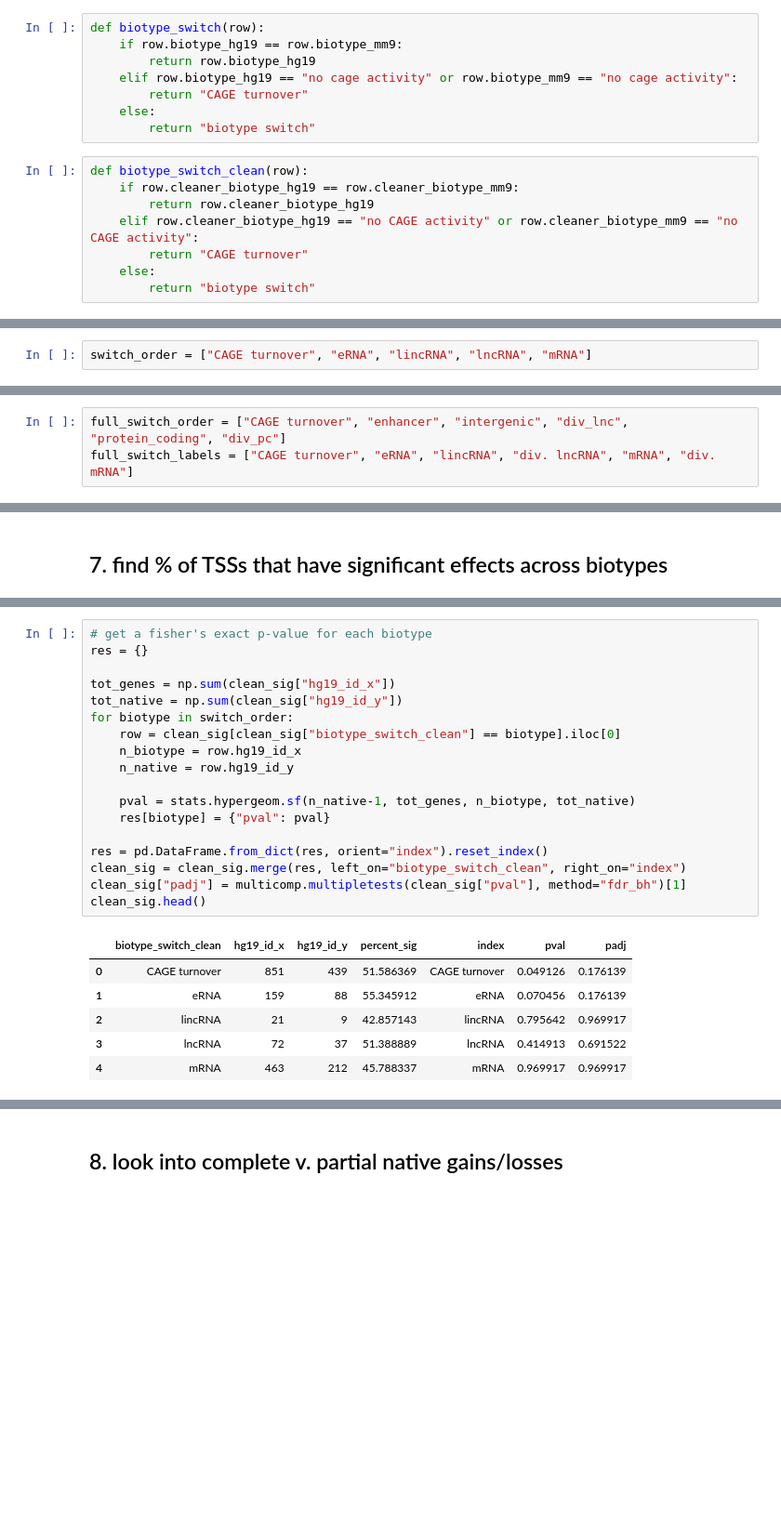
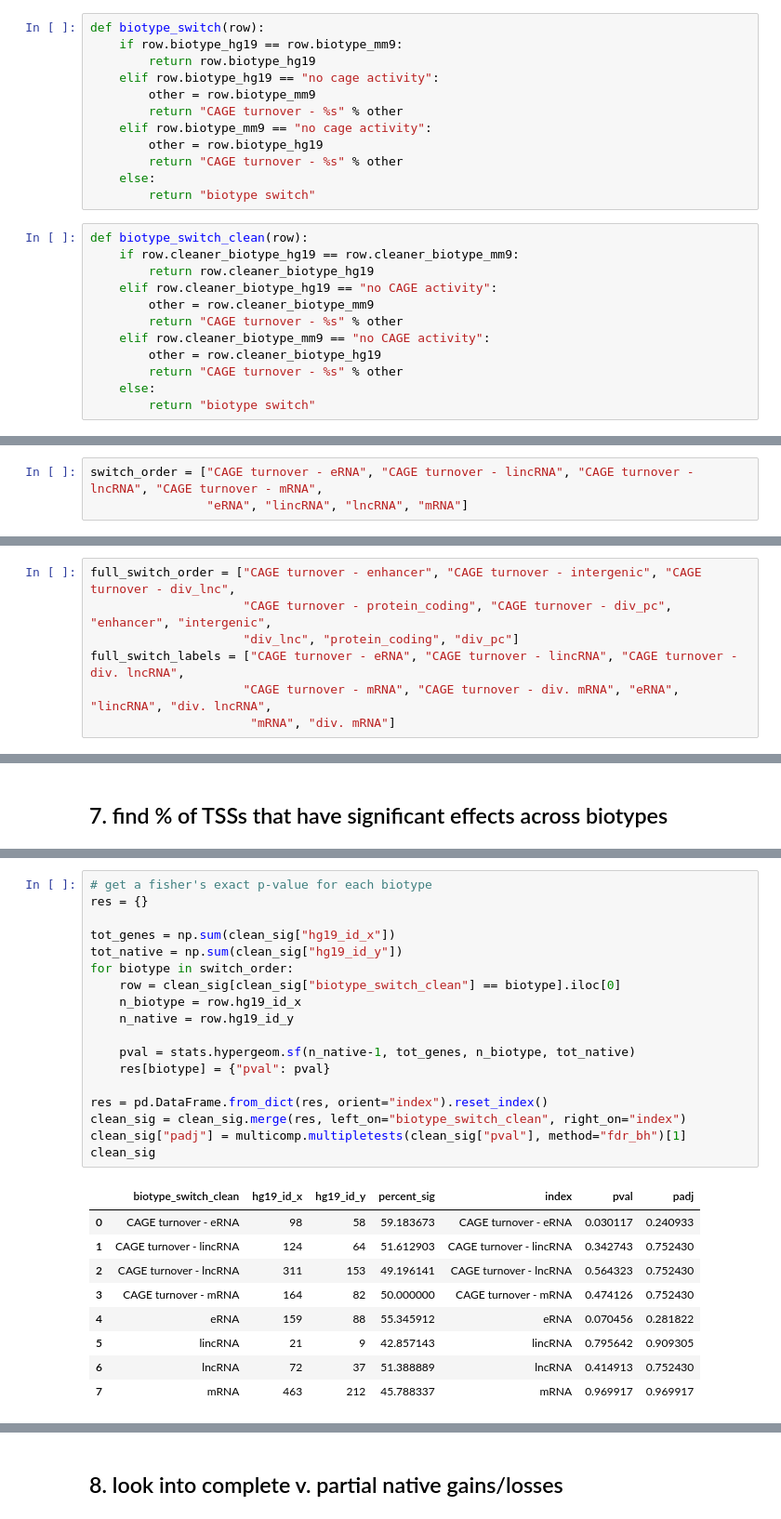
Before and after one commit to wod31/2019__lncRNA_evolution_mpra, a Jupyter notebook: analysis/02__mpra/06__native_effects/06__native_effects.ipynb, the cells around one changed output, grey strips where cells are left out. Shown at 93% size. Saved outputs shown, nothing was run; the diff lists cells and outputs as text; blank space fills up the shorter version.

Commit message:
adding volcano plots, CAGE turnover biotypes, and comparison to CAGE effects in 06__native_effects

```diff
--- a/analysis/02__mpra/06__native_effects/06__native_effects.ipynb
+++ b/analysis/02__mpra/06__native_effects/06__native_effects.ipynb
@@ -75,16 +75,24 @@ def native_status_detail(row):
 def biotype_switch(row):
     if row.biotype_hg19 == row.biotype_mm9:
         return row.biotype_hg19
-    elif row.biotype_hg19 == "no cage activity" or row.biotype_mm9 == "no cage activity":
-        return "CAGE turnover"
+    elif row.biotype_hg19 == "no cage activity":
+        other = row.biotype_mm9
+        return "CAGE turnover - %s" % other
+    elif row.biotype_mm9 == "no cage activity":
+        other = row.biotype_hg19
+        return "CAGE turnover - %s" % other
     else:
         return "biotype switch"
 # %%
 def biotype_switch_clean(row):
     if row.cleaner_biotype_hg19 == row.cleaner_biotype_mm9:
         return row.cleaner_biotype_hg19
-    elif row.cleaner_biotype_hg19 == "no CAGE activity" or row.cleaner_biotype_mm9 == "no CAGE activity":
-        return "CAGE turnover"
+    elif row.cleaner_biotype_hg19 == "no CAGE activity":
+        other = row.cleaner_biotype_mm9
+        return "CAGE turnover - %s" % other
+    elif row.cleaner_biotype_mm9 == "no CAGE activity":
+        other = row.cleaner_biotype_hg19
+        return "CAGE turnover - %s" % other
     else:
         return "biotype switch"
 # %%
@@ -591,5 +630,6 @@ fig.savefig("native_biotype_mm9_effectsize_boxplot.pdf", dpi="figure", bbox_inch
 # %% [output]
 [drawing not drawn]
 # %%
-switch_order = ["CAGE turnover", "eRNA", "lincRNA", "lncRNA", "mRNA"]
+switch_order = ["CAGE turnover - eRNA", "CAGE turnover - lincRNA", "CAGE turnover - lncRNA", "CAGE turnover - mRNA",
+                "eRNA", "lincRNA", "lncRNA", "mRNA"]
 # %%
@@ -643,8 +683,12 @@ fig.savefig("native_clean_biotype_switch_effectsize_boxplot.pdf", dpi="figure",
 0.814691254307
 [drawing not drawn]
 # %%
-full_switch_order = ["CAGE turnover", "enhancer", "intergenic", "div_lnc", "protein_coding", "div_pc"]
-full_switch_labels = ["CAGE turnover", "eRNA", "lincRNA", "div. lncRNA", "mRNA", "div. mRNA"]
+full_switch_order = ["CAGE turnover - enhancer", "CAGE turnover - intergenic", "CAGE turnover - div_lnc",
+                     "CAGE turnover - protein_coding", "CAGE turnover - div_pc", "enhancer", "intergenic",
+                     "div_lnc", "protein_coding", "div_pc"]
+full_switch_labels = ["CAGE turnover - eRNA", "CAGE turnover - lincRNA", "CAGE turnover - div. lncRNA",
+                     "CAGE turnover - mRNA", "CAGE turnover - div. mRNA", "eRNA", "lincRNA", "div. lncRNA",
+                      "mRNA", "div. mRNA"]
 # %%
 fig = plt.figure(figsize=(3, 1.5))
 ax = sns.boxplot(data=data_filt, x="biotype_switch", y="abs_logFC_native",
@@ -783,26 +827,29 @@ clean_sig.head()
 # %%
 # get a fisher's exact p-value for each biotype
 res = {}
 
 tot_genes = np.sum(clean_sig["hg19_id_x"])
 tot_native = np.sum(clean_sig["hg19_id_y"])
 for biotype in switch_order:
     row = clean_sig[clean_sig["biotype_switch_clean"] == biotype].iloc[0]
     n_biotype = row.hg19_id_x
     n_native = row.hg19_id_y
 
     pval = stats.hypergeom.sf(n_native-1, tot_genes, n_biotype, tot_native)
     res[biotype] = {"pval": pval}
 
 res = pd.DataFrame.from_dict(res, orient="index").reset_index()
 clean_sig = clean_sig.merge(res, left_on="biotype_switch_clean", right_on="index")
 clean_sig["padj"] = multicomp.multipletests(clean_sig["pval"], method="fdr_bh")[1]
-clean_sig.head()
+clean_sig
 # %% [output]
 |  | biotype_switch_clean | hg19_id_x | hg19_id_y | percent_sig | index | pval | padj |
-| 0 | CAGE turnover | 851 | 439 | 51.586369 | CAGE turnover | 0.049126 | 0.176139 |
-| 1 | eRNA | 159 | 88 | 55.345912 | eRNA | 0.070456 | 0.176139 |
-| 2 | lincRNA | 21 | 9 | 42.857143 | lincRNA | 0.795642 | 0.969917 |
-| 3 | lncRNA | 72 | 37 | 51.388889 | lncRNA | 0.414913 | 0.691522 |
-| 4 | mRNA | 463 | 212 | 45.788337 | mRNA | 0.969917 | 0.969917 |
+| 0 | CAGE turnover - eRNA | 98 | 58 | 59.183673 | CAGE turnover - eRNA | 0.030117 | 0.240933 |
+| 1 | CAGE turnover - lincRNA | 124 | 64 | 51.612903 | CAGE turnover - lincRNA | 0.342743 | 0.752430 |
+| 2 | CAGE turnover - lncRNA | 311 | 153 | 49.196141 | CAGE turnover - lncRNA | 0.564323 | 0.752430 |
+| 3 | CAGE turnover - mRNA | 164 | 82 | 50.000000 | CAGE turnover - mRNA | 0.474126 | 0.752430 |
+| 4 | eRNA | 159 | 88 | 55.345912 | eRNA | 0.070456 | 0.281822 |
+| 5 | lincRNA | 21 | 9 | 42.857143 | lincRNA | 0.795642 | 0.909305 |
+| 6 | lncRNA | 72 | 37 | 51.388889 | lncRNA | 0.414913 | 0.752430 |
+| 7 | mRNA | 463 | 212 | 45.788337 | mRNA | 0.969917 | 0.969917 |
 # %%
```
Also changed, not shown: parts of 23 cells of this notebook, 31 other files.
